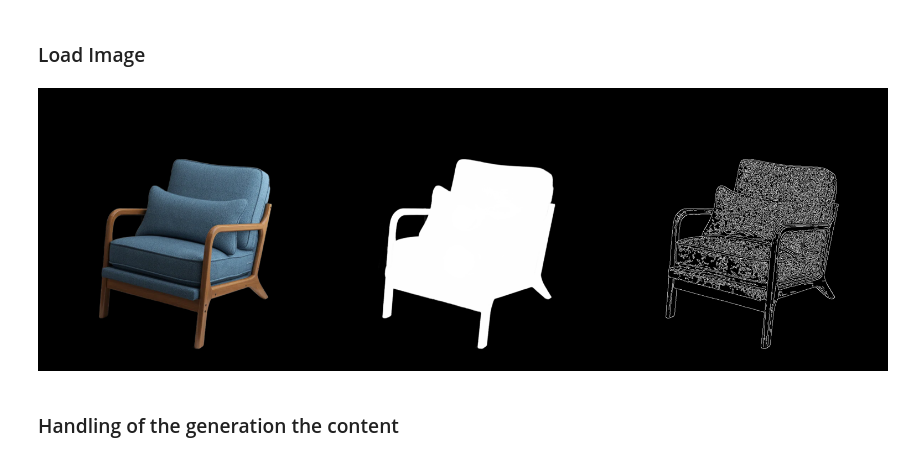
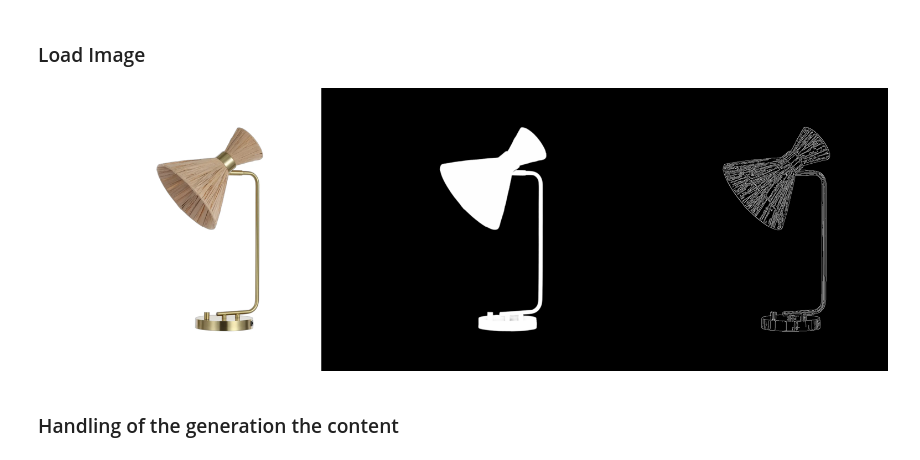
Before and after one commit to dickoah/b-lora, a Jupyter notebook: test_b_lora_with_controlnet.ipynb, the cells around one changed output. Cells and saved outputs as stored; diff of their text form; code cells hidden in the pictures.

```diff
--- a/test_b_lora_with_controlnet.ipynb
+++ b/test_b_lora_with_controlnet.ipynb
@@ -77,25 +73,25 @@ def canny_edge_detection(img, low_threshold=50, high_threshold=200, apertureSize
     return image_canny
 # %%
 # loading and repositionong of image and mask #src/mea_genai/img/
-image_input = load_image("img/image_6.png")
-mask_image = load_image("img/image_6_mask.png")
+image_input = load_image("img/image_3.png")
+mask_image = load_image("img/image_3_mask.png")
 
 image_input_array = np.array(image_input)
 mask_image_array = np.array(mask_image)
 
 # Apply the mask
 input_image_on_mask = apply_mask(image_input_array, mask_image_array)
 image_canny = Image.fromarray(canny_edge_detection(input_image_on_mask, low_threshold=25, high_threshold=65, apertureSize=3, L2gradient=False))
 
 # Load your images using load_image
 images = [
     image_input,
     mask_image,
     image_canny
 ]
 make_image_grid(images, rows=1, cols=len(images), resize=512)
 # %% [output]
-[figure, old version]
+[figure, new version]
 # %% [markdown]
 ### Handling of the generation the content
 # %%
```
Also changed, not shown: parts of 9 cells of this notebook, 3 other files.
